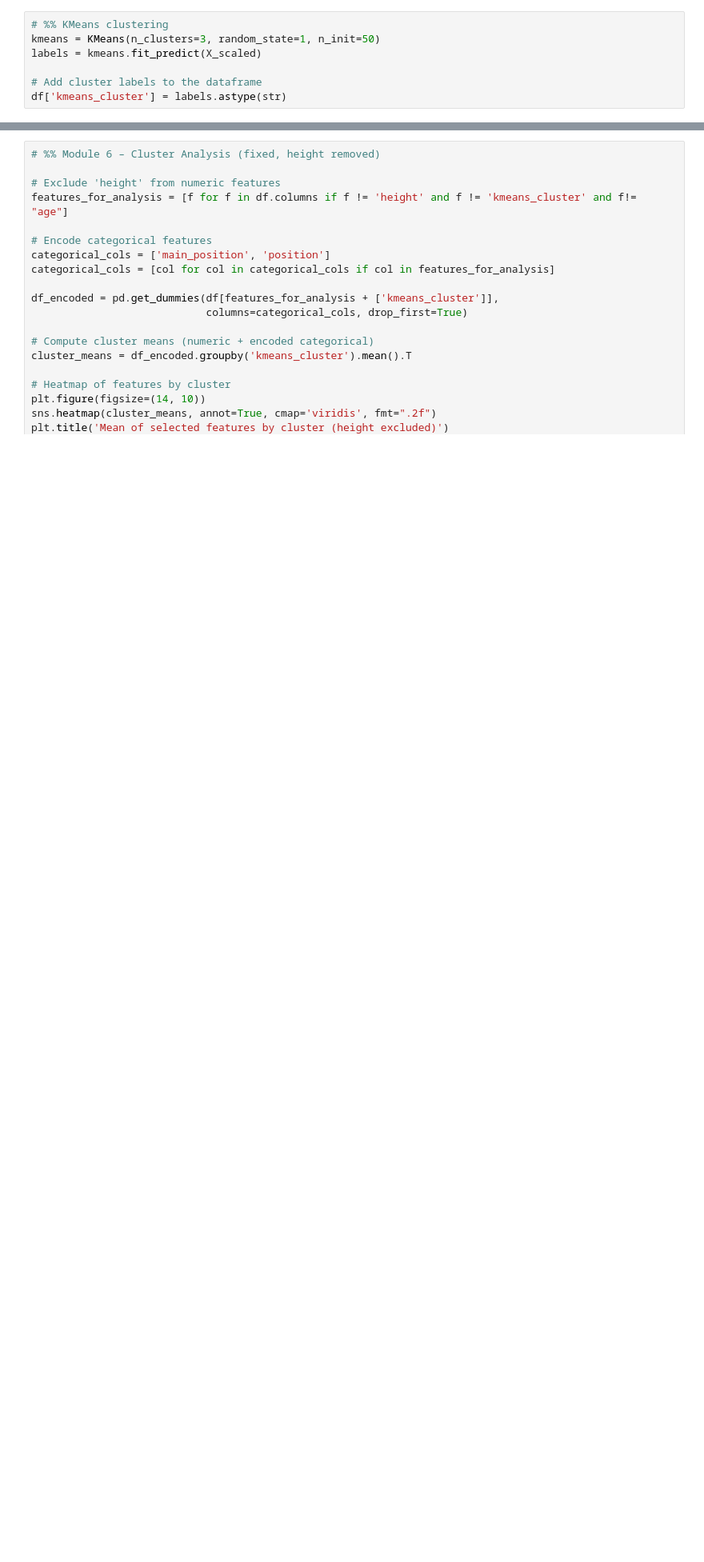
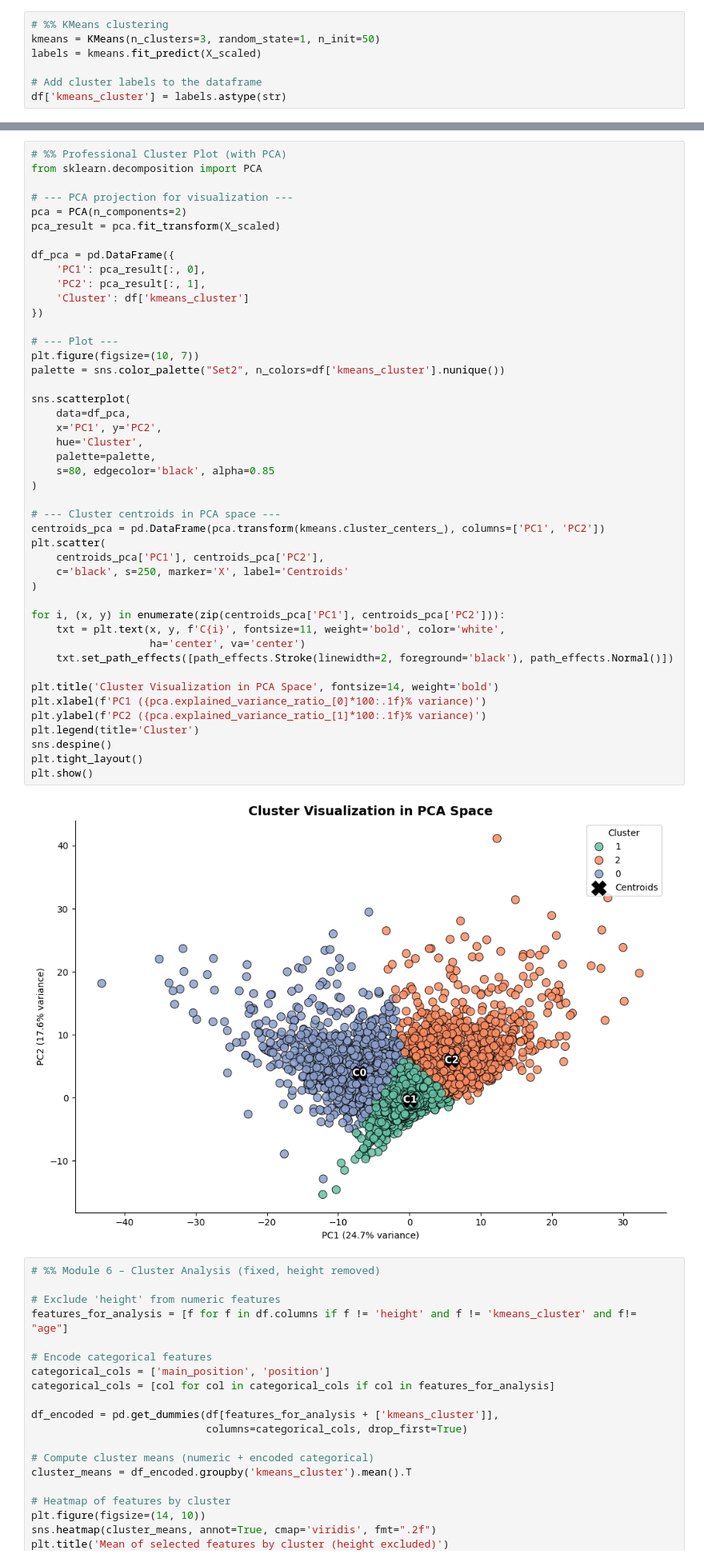
Before and after one commit to leokonma/Machine-learning, a Jupyter notebook: k-means_Clustering.ipynb, the cells around one changed output, grey strips where cells are left out. Shown at 80% size. Drawn from its saved outputs; the diff is of its cells as text; blank space fills up the shorter version.

```diff
--- a/k-means_Clustering.ipynb
+++ b/k-means_Clustering.ipynb
@@ -50,3 +90,50 @@ df['kmeans_cluster'] = labels.astype(str)
+# %%
+# %% Professional Cluster Plot (with PCA)
+from sklearn.decomposition import PCA
+
+# --- PCA projection for visualization ---
+pca = PCA(n_components=2)
+pca_result = pca.fit_transform(X_scaled)
+
+df_pca = pd.DataFrame({
+    'PC1': pca_result[:, 0],
+    'PC2': pca_result[:, 1],
+    'Cluster': df['kmeans_cluster']
+})
+
+# --- Plot ---
+plt.figure(figsize=(10, 7))
+palette = sns.color_palette("Set2", n_colors=df['kmeans_cluster'].nunique())
+
+sns.scatterplot(
+    data=df_pca,
+    x='PC1', y='PC2',
+    hue='Cluster',
+    palette=palette,
+    s=80, edgecolor='black', alpha=0.85
+)
+
+# --- Cluster centroids in PCA space ---
+centroids_pca = pd.DataFrame(pca.transform(kmeans.cluster_centers_), columns=['PC1', 'PC2'])
+plt.scatter(
+    centroids_pca['PC1'], centroids_pca['PC2'],
+    c='black', s=250, marker='X', label='Centroids'
+)
+
+for i, (x, y) in enumerate(zip(centroids_pca['PC1'], centroids_pca['PC2'])):
+    txt = plt.text(x, y, f'C{i}', fontsize=11, weight='bold', color='white',
+                   ha='center', va='center')
+    txt.set_path_effects([path_effects.Stroke(linewidth=2, foreground='black'), path_effects.Normal()])
+
+plt.title('Cluster Visualization in PCA Space', fontsize=14, weight='bold')
+plt.xlabel(f'PC1 ({pca.explained_variance_ratio_[0]*100:.1f}% variance)')
+plt.ylabel(f'PC2 ({pca.explained_variance_ratio_[1]*100:.1f}% variance)')
+plt.legend(title='Cluster')
+sns.despine()
+plt.tight_layout()
+plt.show()
+# %% [output]
+[figure, added]
 # %%
 # %% Module 6 – Cluster Analysis (fixed, height removed)
 
```
Also changed, not shown: parts of 3 cells of this notebook, 1 other file.
